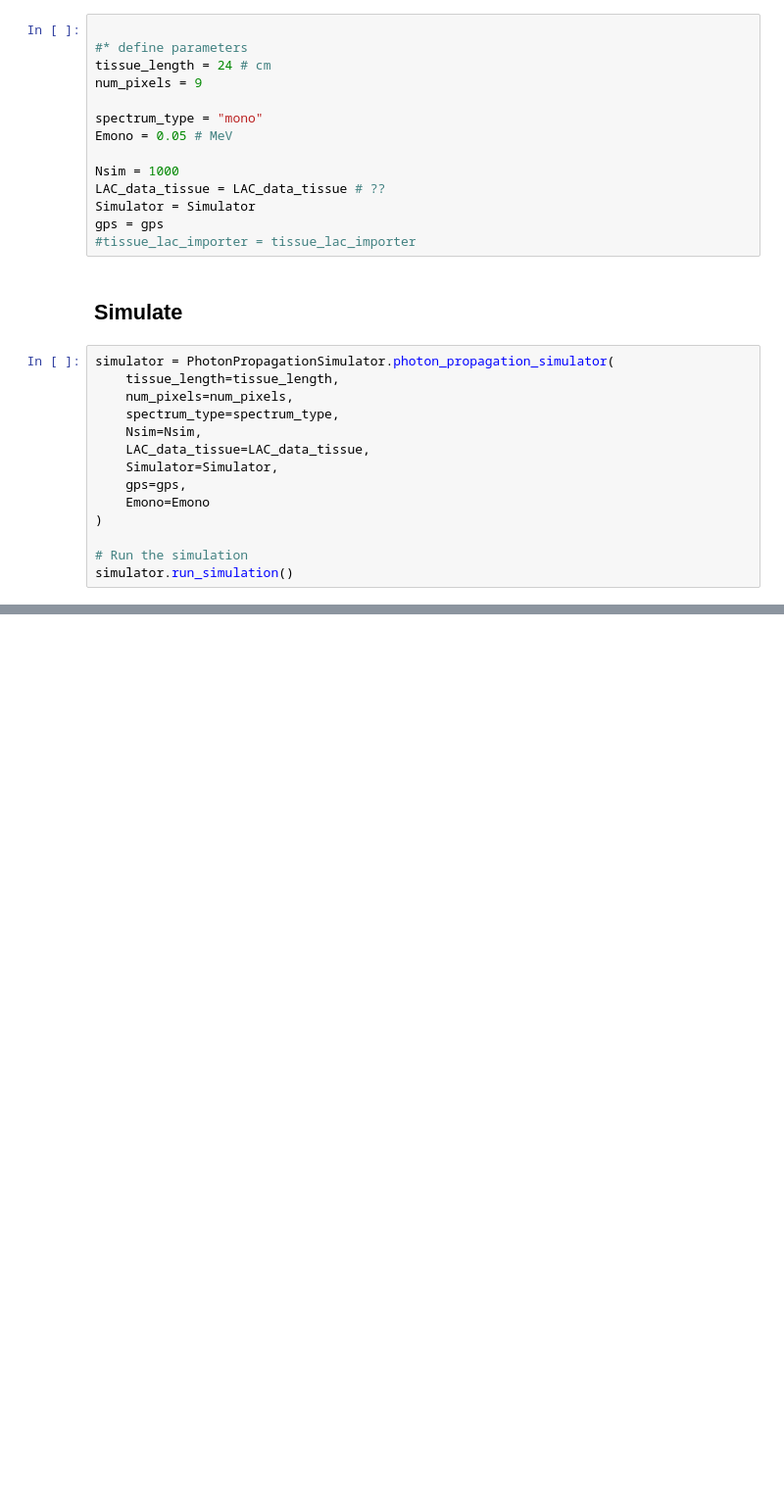
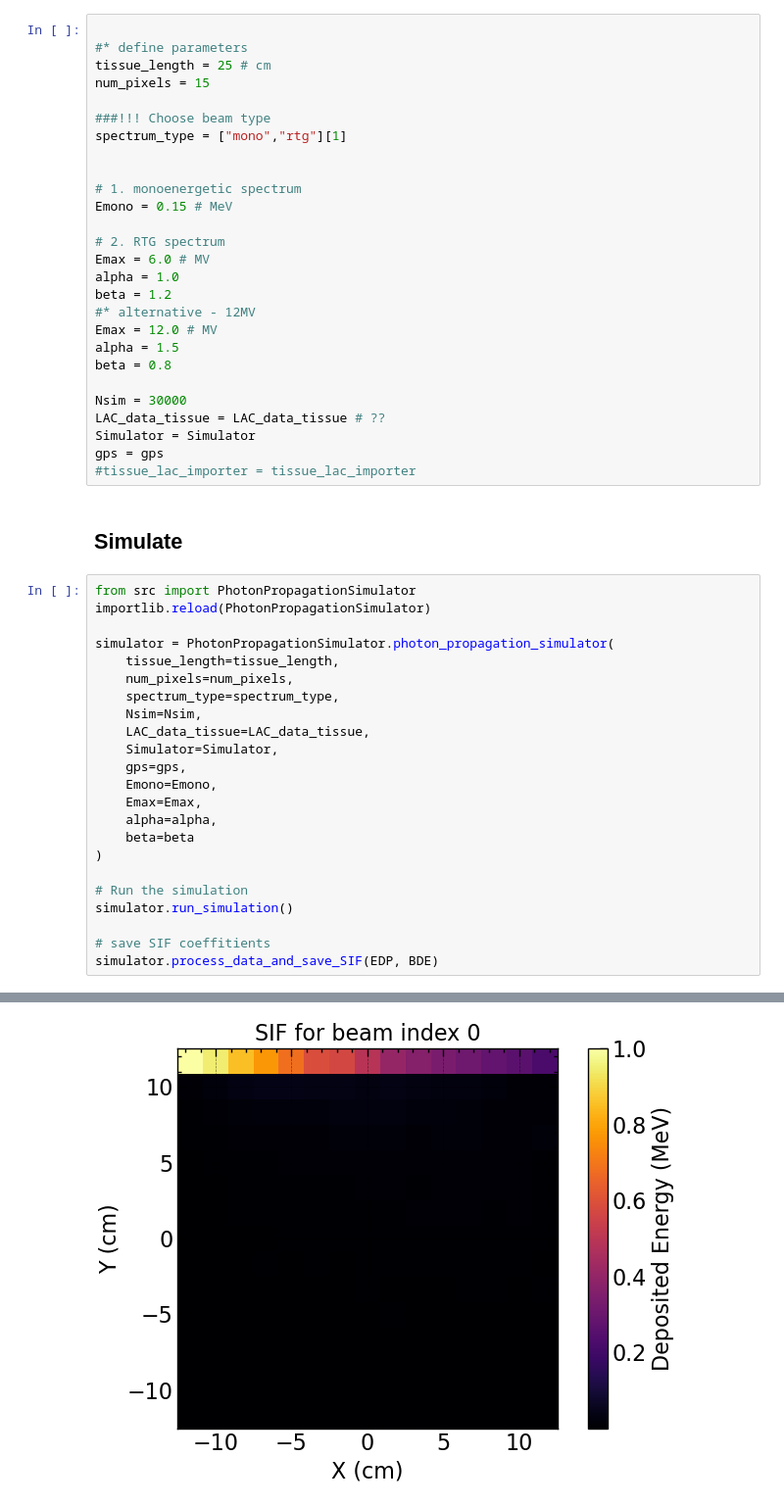
Before and after one commit to MateHudo/TumorIrradiationModel, a Jupyter notebook: code/PPS_photon_propagation_simulation/SimulateAndStore.ipynb, the cells around one changed output, grey strips where cells are left out. Shown at 98% size. Saved outputs shown, nothing was run; the diff lists cells and outputs as text; blank space fills up the shorter version.

```diff
--- a/code/PPS_photon_propagation_simulation/SimulateAndStore.ipynb
+++ b/code/PPS_photon_propagation_simulation/SimulateAndStore.ipynb
@@ -410,13 +266,26 @@ Parameters:
 # %%
 
 #* define parameters
-tissue_length = 24 # cm
-num_pixels = 9
+tissue_length = 25 # cm
+num_pixels = 15
 
-spectrum_type = "mono"
-Emono = 0.05 # MeV
+###!!! Choose beam type
+spectrum_type = ["mono","rtg"][1]
 
-Nsim = 1000
+
+# 1. monoenergetic spectrum
+Emono = 0.15 # MeV
+
+# 2. RTG spectrum
+Emax = 6.0 # MV
+alpha = 1.0
+beta = 1.2
+#* alternative - 12MV
+Emax = 12.0 # MV
+alpha = 1.5
+beta = 0.8
+
+Nsim = 30000
 LAC_data_tissue = LAC_data_tissue # ??
 Simulator = Simulator
 gps = gps
@@ -424,6 +293,9 @@ gps = gps
 # %% [markdown]
 ## Simulate
 # %%
+from src import PhotonPropagationSimulator
+importlib.reload(PhotonPropagationSimulator)
+
 simulator = PhotonPropagationSimulator.photon_propagation_simulator(
     tissue_length=tissue_length,
     num_pixels=num_pixels,
@@ -432,9 +304,15 @@ simulator = PhotonPropagationSimulator.photon_propagation_simulator(
     LAC_data_tissue=LAC_data_tissue,
     Simulator=Simulator,
     gps=gps,
-    Emono=Emono
+    Emono=Emono,
+    Emax=Emax,
+    alpha=alpha,
+    beta=beta
 )
 
 # Run the simulation
 simulator.run_simulation()
+
+# save SIF coeffitients
+simulator.process_data_and_save_SIF(EDP, BDE)
 # %% [output]
@@ -454,4 +332,5 @@ Starting simulation with monoenergetical photons: E=0.05; 1000 events; beam inde
         Progress: 70.00%
         Progress: 80.00%
         Progress: 90.00%
 ------- Simulation finished -------
+[figure, added]
```
Also changed, not shown: parts of 17 cells of this notebook, 8 other files.
